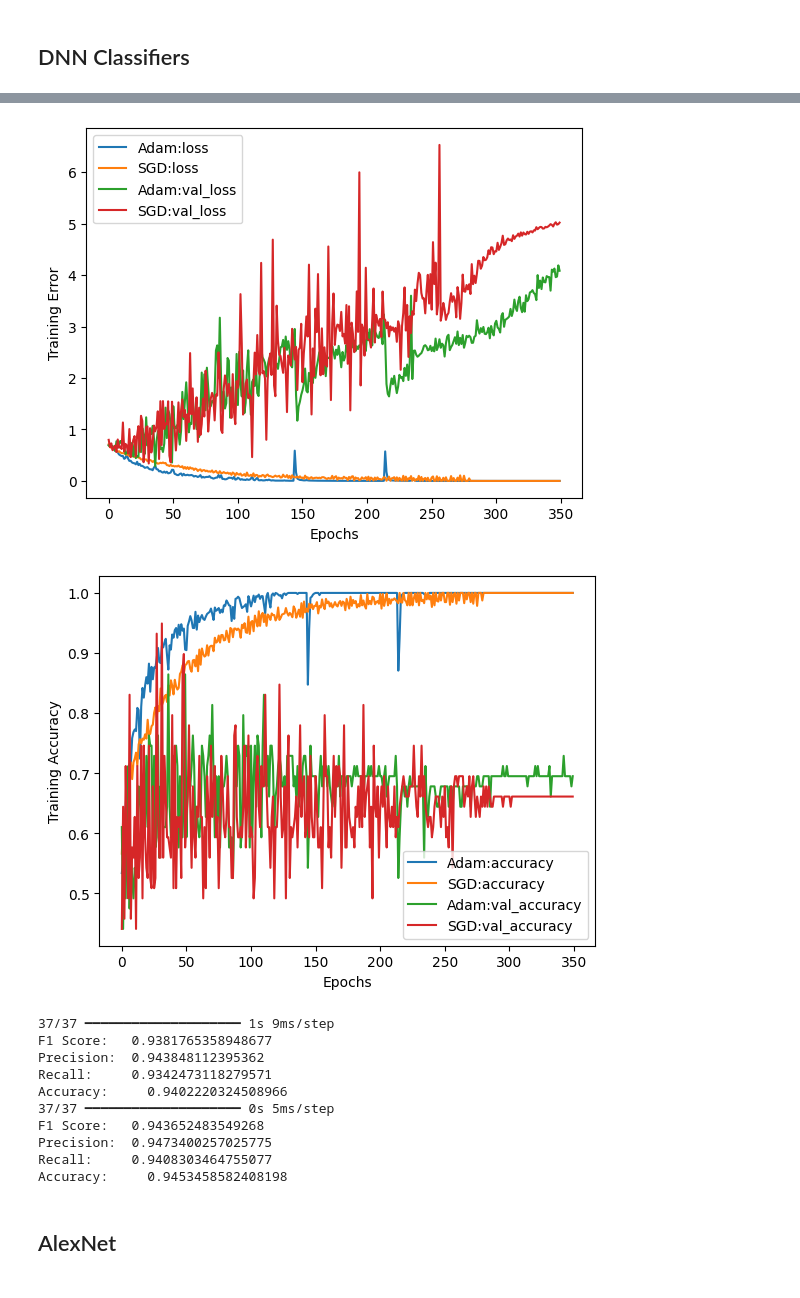
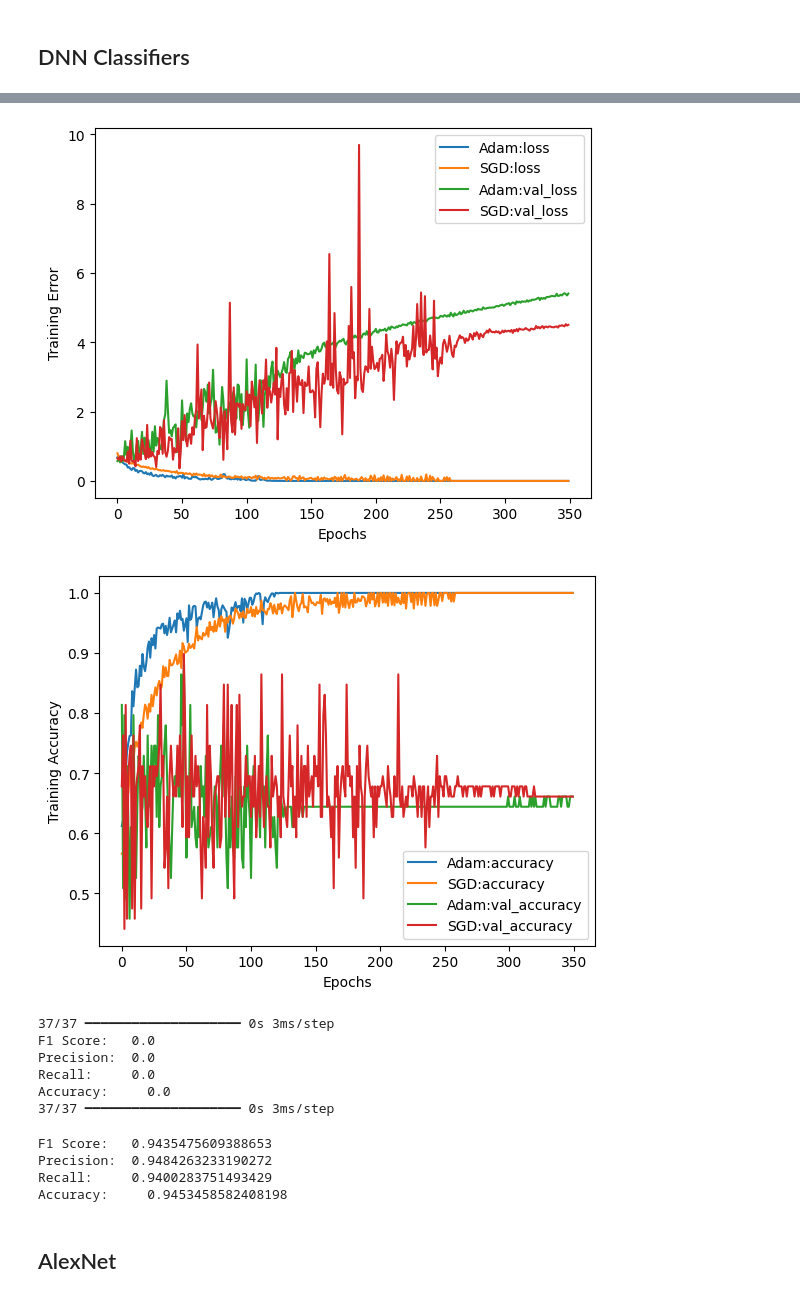
Before and after one commit to Panperception/Face2Brain, a Jupyter notebook: Face2Brain_Models.ipynb, the cells around one changed output, grey strips where cells are left out. Saved outputs shown, nothing was run; the diff lists cells and outputs as text; code cells hidden in the pictures.

```diff
--- a/Face2Brain_Models.ipynb
+++ b/Face2Brain_Models.ipynb
@@ -42,7 +42,8 @@ inputsize = 1024
 # define a 4 hidden layer DNN
 model_dmlp_adam = keras.Sequential()
 model_dmlp_adam.add(keras.Input(shape=(inputsize,)))
-model_dmlp_adam.add(keras.layers.Dense(256, activation='sigmoid'))
+model_dmlp_adam.add(keras.layers.Dense(256, activation='relu'))
+model_dmlp_adam.add(keras.layers.Dense(128, activation='relu'))
 model_dmlp_adam.add(keras.layers.Dense(32, activation='relu'))
 model_dmlp_adam.add(keras.layers.Dense(2, activation='softmax'))
 model_dmlp_adam.compile(optimizer='adam',
@@ -56,7 +57,8 @@ hist1=model_dmlp_adam.fit(x_train, one_hot_labels,
 # define a 4 hidden layer DNN
 model_dmlp_SGD = keras.Sequential()
 model_dmlp_SGD.add(keras.Input(shape=(inputsize,)))
-model_dmlp_SGD.add(keras.layers.Dense(256, activation='sigmoid'))
+model_dmlp_SGD.add(keras.layers.Dense(256, activation='relu'))
+model_dmlp_adam.add(keras.layers.Dense(128, activation='relu'))
 model_dmlp_SGD.add(keras.layers.Dense(32, activation='relu'))
 model_dmlp_SGD.add(keras.layers.Dense(2, activation='softmax'))
 model_dmlp_SGD.compile(optimizer='rmsprop',
@@ -106,5 +108,5 @@ Epoch 350/350
-[figure, old version]
+[figure, new version]
-[figure, old version]
+[figure, new version]
 # %%
 from sklearn.metrics import accuracy_score, f1_score, precision_score, recall_score, classification_report, confusion_matrix
 import numpy as np
@@ -132,16 +134,16 @@ print("Recall:    ", recall_score(y_test, y_pred, average="macro"))
 print("Accuracy:    ", accuracy_score(y_test, y_pred))
 #print("Accuracy:    ", np.mean(y_pred.reshape(1171,1)==y_test))
 # %% [output]
-37/37 ━━━━━━━━━━━━━━━━━━━━ 1s 9ms/step
-F1 Score:   0.9381765358948677
-Precision:  0.943848112395362
-Recall:     0.9342473118279571
-Accuracy:     0.9402220324508966
-37/37 ━━━━━━━━━━━━━━━━━━━━ 0s 5ms/step
-F1 Score:   0.943652483549268
-Precision:  0.9473400257025775
-Recall:     0.9408303464755077
-Accuracy:     0.9453458582408198
+37/37 ━━━━━━━━━━━━━━━━━━━━ 0s 3ms/step
+F1 Score:   0.0
+Precision:  0.0
+Recall:     0.0
+Accuracy:     0.0
+37/37 ━━━━━━━━━━━━━━━━━━━━ 0s 3ms/step
+F1 Score:   0.9435475609388653
+Precision:  0.9484263233190272
+Recall:     0.9400283751493429
+Accuracy:     0.9453458582408198
 # %% [markdown]
 ## AlexNet
 # %%
```
Also changed, not shown: parts of 9 cells of this notebook.
